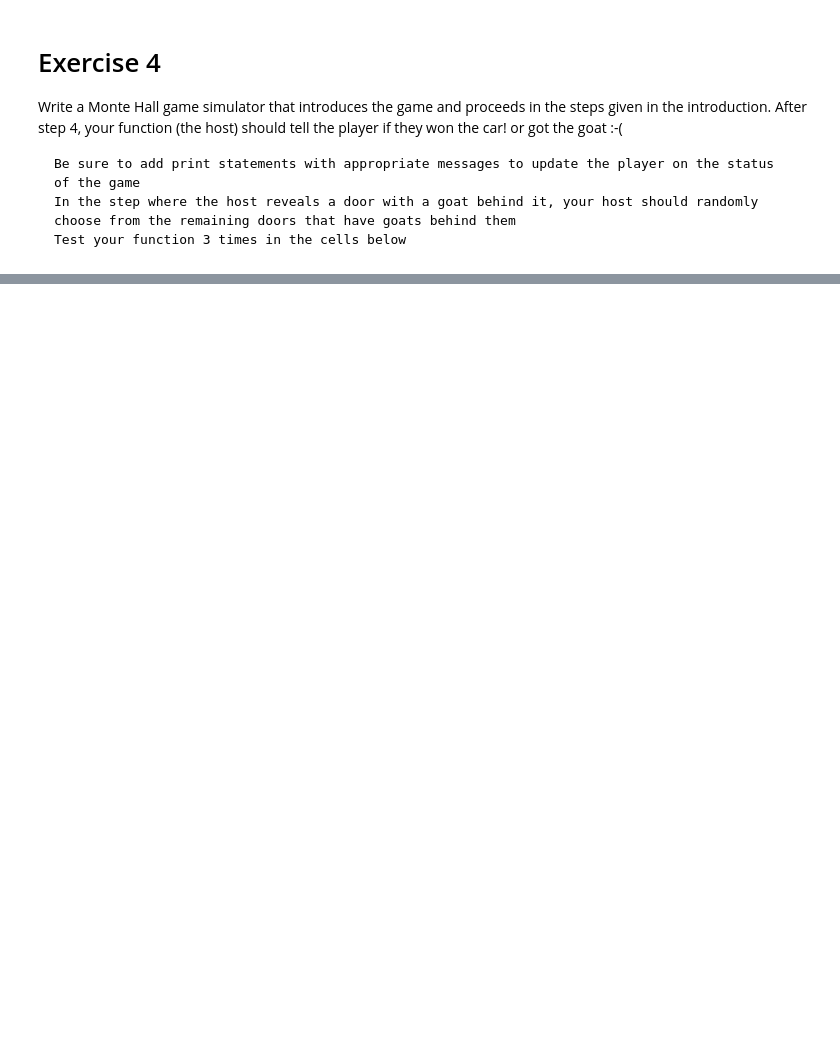
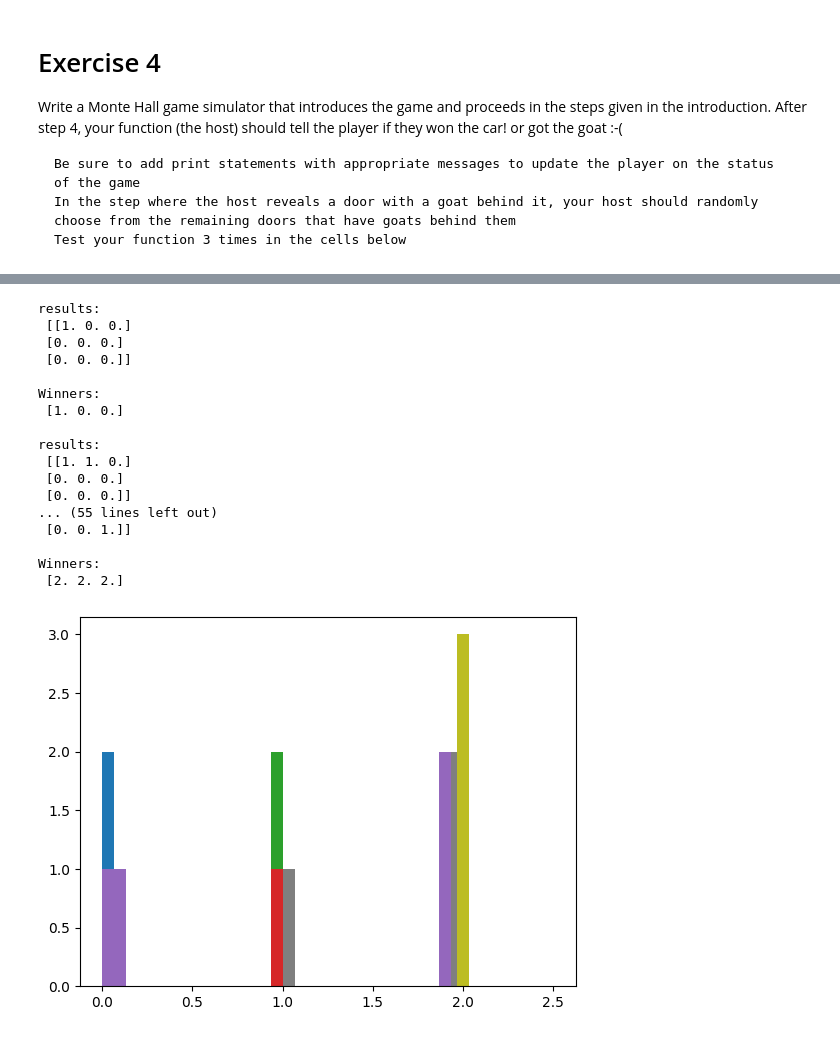
Before and after one commit to wristi/Data-3401, a Jupyter notebook: Labs/Lab7/Lab7.ipynb, the cells around one changed output, grey strips where cells are left out. Saved outputs shown, nothing was run; the diff lists cells and outputs as text; code cells hidden in the pictures; blank space fills up the shorter version.

```diff
--- a/Labs/Lab7/Lab7.ipynb
+++ b/Labs/Lab7/Lab7.ipynb
@@ -10,22 +13,23 @@ Note, you can choose a different representation here, such as a single numpy arr
 import numpy as np
 import matplotlib.pyplot as plt
 
-goat = np.random.choice(a=box_of_prizes,size=(1,3), replace=False, p=None)
-car = np.array([0,1,0])
 
-car_door = np.where(prizes==doors)[0]+1
 doors = np.array([1,2,3])
-car_doors =
-goat_doors =
+box_of_prizes = np.array([0,0,1])
+
 num_doors = 3
-box_of_prizes = np.array([0,0,1])
+
 prizes = np.random.choice(a=box_of_prizes,size=(1,3), replace=False, p=None)
 
 prizes_per_door = dict()
 prizes_per_door = {"door1":prizes[0][0],
                    "door2":prizes[0][1],
                    "door3":prizes[0][2]}
+def game_init():
+    prizedoor = np.array([doors,box_of_prizes])
+    return prizedoor
 
 
 print(prizes_per_door)
+game_init()
 # %% [output]
@@ -119,0 +222,12 @@ Monte_Hall_Game(num_doors)
+# %%
+def switch_door(prev_door,num_doors, choice):
+    i = 0
+    while i == prev_door or i == choice:
+        i = (i+1)%(num_doors)
+    return i
+# %%
+def goat_door_(host, num_doors, choice):
+    i = 0
+    while i == host or i == choice:
+        i = (i+1)%(num_doors)
+    return i
@@ -119,0 +419,35 @@ Monte_Hall_Game(num_doors)
+# %%
+def auto_mh4(num_trials,switch):
+    arr = np.zeros([num_trials,num_trials])
+
+    for i in range(num_trials):
+        for j in range(num_trials):
+            arr[i][j] = Monte_Hall_No_Words(door,switch)
+            print("results:\n", arr, "\n")
+
+            winners = np.sum(arr,axis=0)
+            print("Winners:\n", winners, "\n")
+            minn = min(winners)
+            maxx = max(winners)
+            plt.hist(winners, bins=15,range=(minn,maxx))
+
+auto_mh4(3,True)
+# %% [output]
+results:
+ [[1. 0. 0.]
+ [0. 0. 0.]
+ [0. 0. 0.]]
+
+Winners:
+ [1. 0. 0.]
+
+results:
+ [[1. 1. 0.]
+ [0. 0. 0.]
+ [0. 0. 0.]]
+... (55 lines left out)
+ [0. 0. 1.]]
+
+Winners:
+ [2. 2. 2.]
+[figure, added]
```
Also changed, not shown: parts of 22 cells of this notebook.
